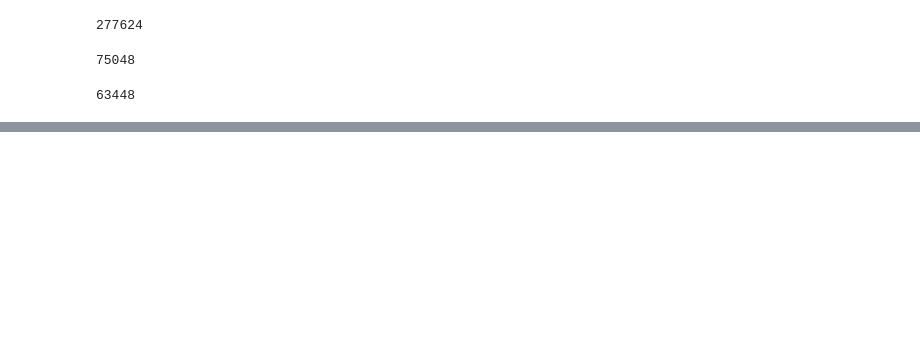
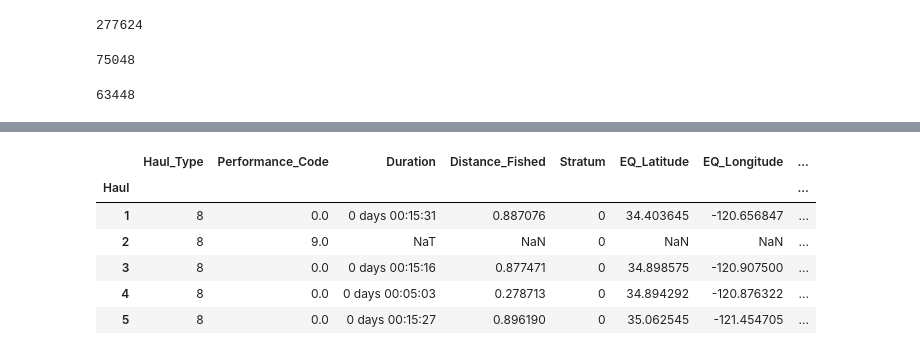
Before and after one commit to OSOceanAcoustics/echopop, a Jupyter notebook: proto_typing.ipynb, the cells around one changed output, grey strips where cells are left out. Cells and saved outputs as stored; diff of their text form; code cells hidden in the pictures; blank space fills up the shorter version.

```diff
--- a/proto_typing.ipynb
+++ b/proto_typing.ipynb
@@ -166,0 +210,10 @@ epro_2019.specimen_df.loc[3].shape
+# %%
+epro_2019.trawl_df.head()
+# %% [output]
+|  | Haul_Type | Performance_Code | Duration | Distance_Fished | Stratum | EQ_Latitude | EQ_Longitude | ... |
+| Haul |  |  |  |  |  |  |  | ... |
+| 1 | 8 | 0.0 | 0 days 00:15:31 | 0.887076 | 0 | 34.403645 | -120.656847 | ... |
+| 2 | 8 | 9.0 | NaT | NaN | 0 | NaN | NaN | ... |
+| 3 | 8 | 0.0 | 0 days 00:15:16 | 0.877471 | 0 | 34.898575 | -120.907500 | ... |
+| 4 | 8 | 0.0 | 0 days 00:05:03 | 0.278713 | 0 | 34.894292 | -120.876322 | ... |
+| 5 | 8 | 0.0 | 0 days 00:15:27 | 0.896190 | 0 | 35.062545 | -121.454705 | ... |
```
Also changed, not shown: parts of 20 cells of this notebook, 3 other files.
